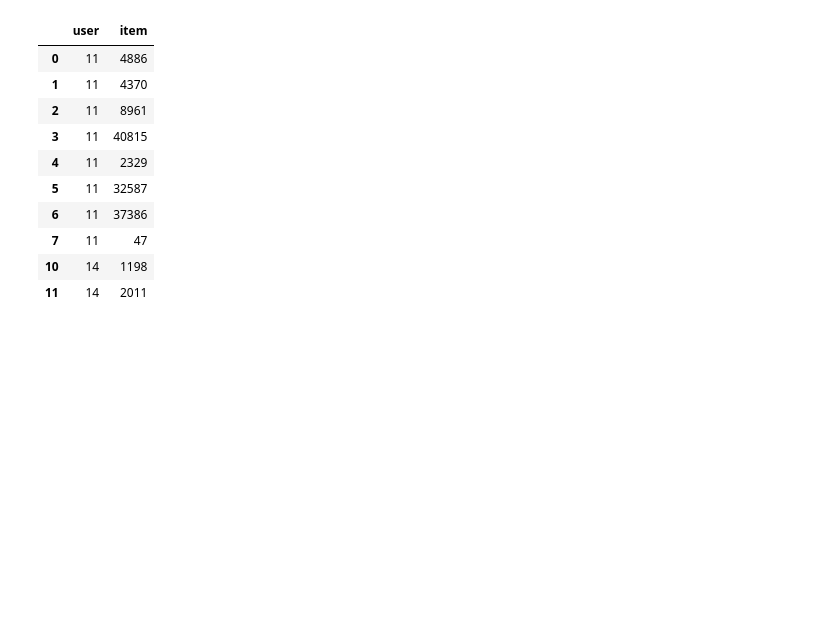
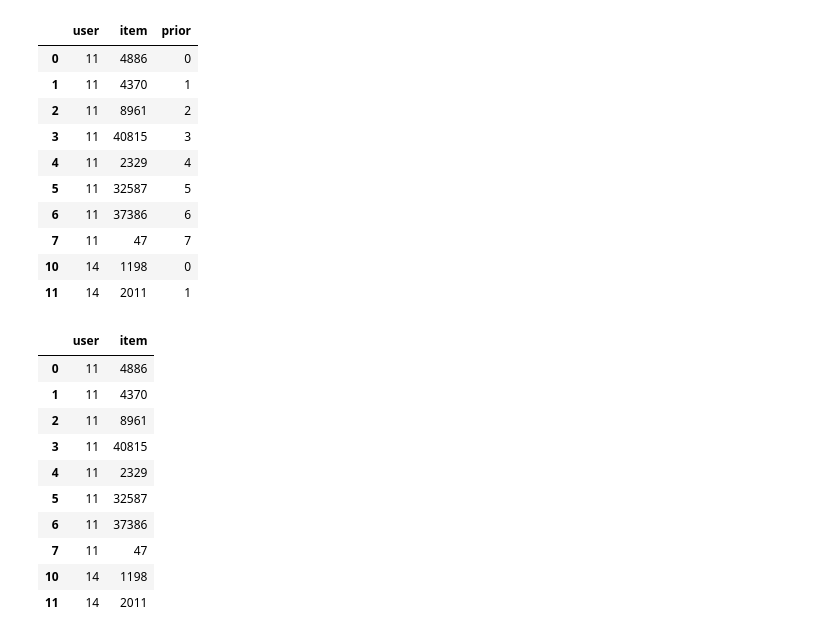
Before and after one commit to boostcampaitech5/level2_movierecommendation-recsys-02, a Jupyter notebook: Recbole/general/ensemble.ipynb, the cells around one changed output. Drawn from its saved outputs; the diff is of its cells as text; code cells hidden in the pictures; blank space fills up the shorter version.

```diff
--- a/Recbole/general/ensemble.ipynb
+++ b/Recbole/general/ensemble.ipynb
@@ -6,0 +4,3 @@ bert = pd.read_csv('./output/2_EASE_newversion.csv')
+# %%
+ease = pd.read_csv('/opt/ml/git/04.for_ensemble/level2_movierecommendation-recsys-02/Recbole/general/output/1_EASE_epoch10_@.csv')
+sas = pd.read_csv('/opt/ml/git/04.for_ensemble/level2_movierecommendation-recsys-02/Recbole/general/output/SASRec_@.csv')
@@ -7,3 +54,18 @@ bert = pd.read_csv('./output/2_EASE_newversion.csv')
+# %%
+ease['prior'] = [i for i in range(8)]*31360
+ease.head(10)
+# %% [output]
+|  | user | item | prior |
+| 0 | 11 | 4886 | 0 |
+| 1 | 11 | 4370 | 1 |
+| 2 | 11 | 8961 | 2 |
+| 3 | 11 | 40815 | 3 |
+| 4 | 11 | 2329 | 4 |
+| 5 | 11 | 32587 | 5 |
+| 6 | 11 | 37386 | 6 |
+| 7 | 11 | 47 | 7 |
+| 10 | 14 | 1198 | 0 |
+| 11 | 14 | 2011 | 1 |
 # %%
 ease8 = ease.groupby('user').head(8)
 ease8.head(10)
```
Also changed, not shown: parts of 18 cells of this notebook, 2 other files.
